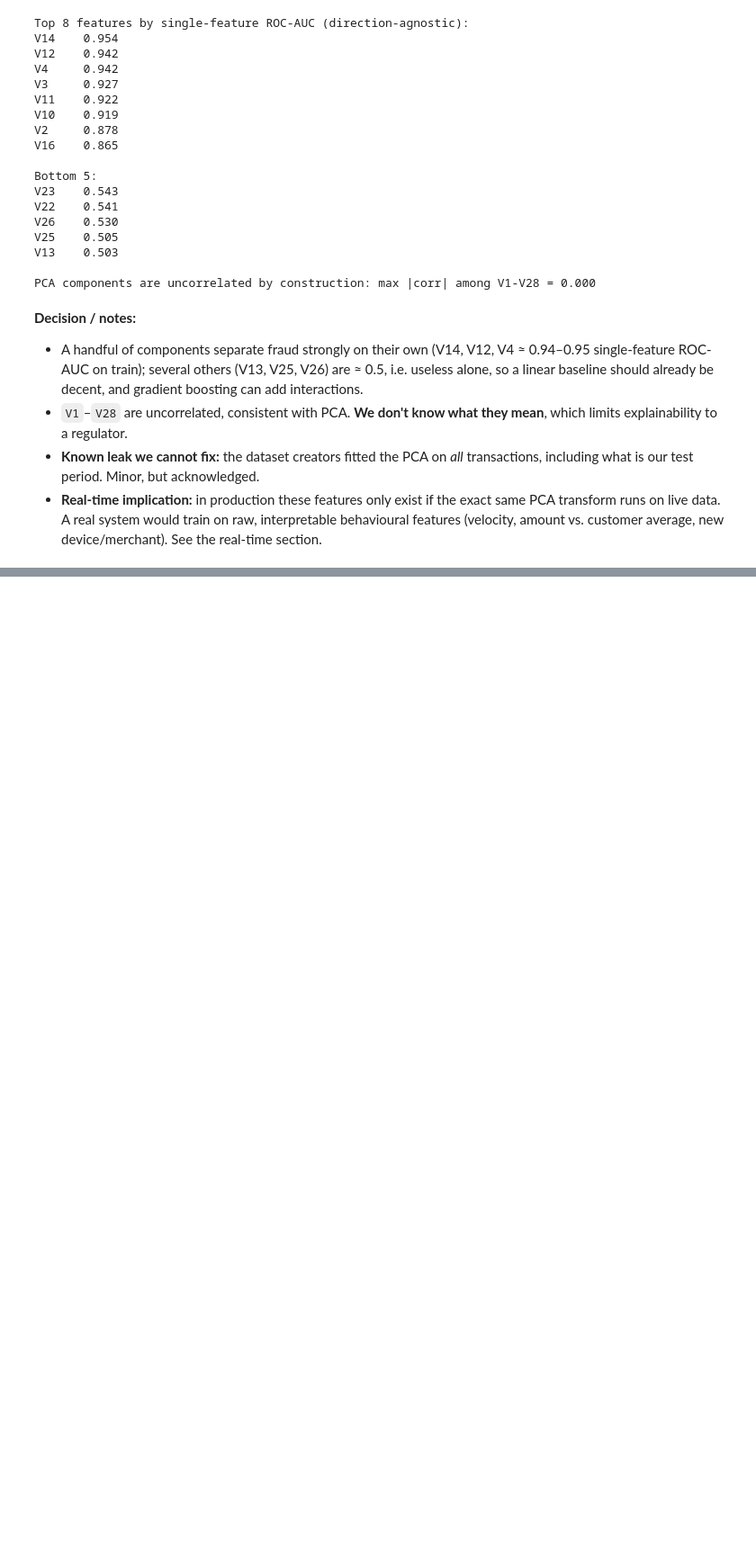
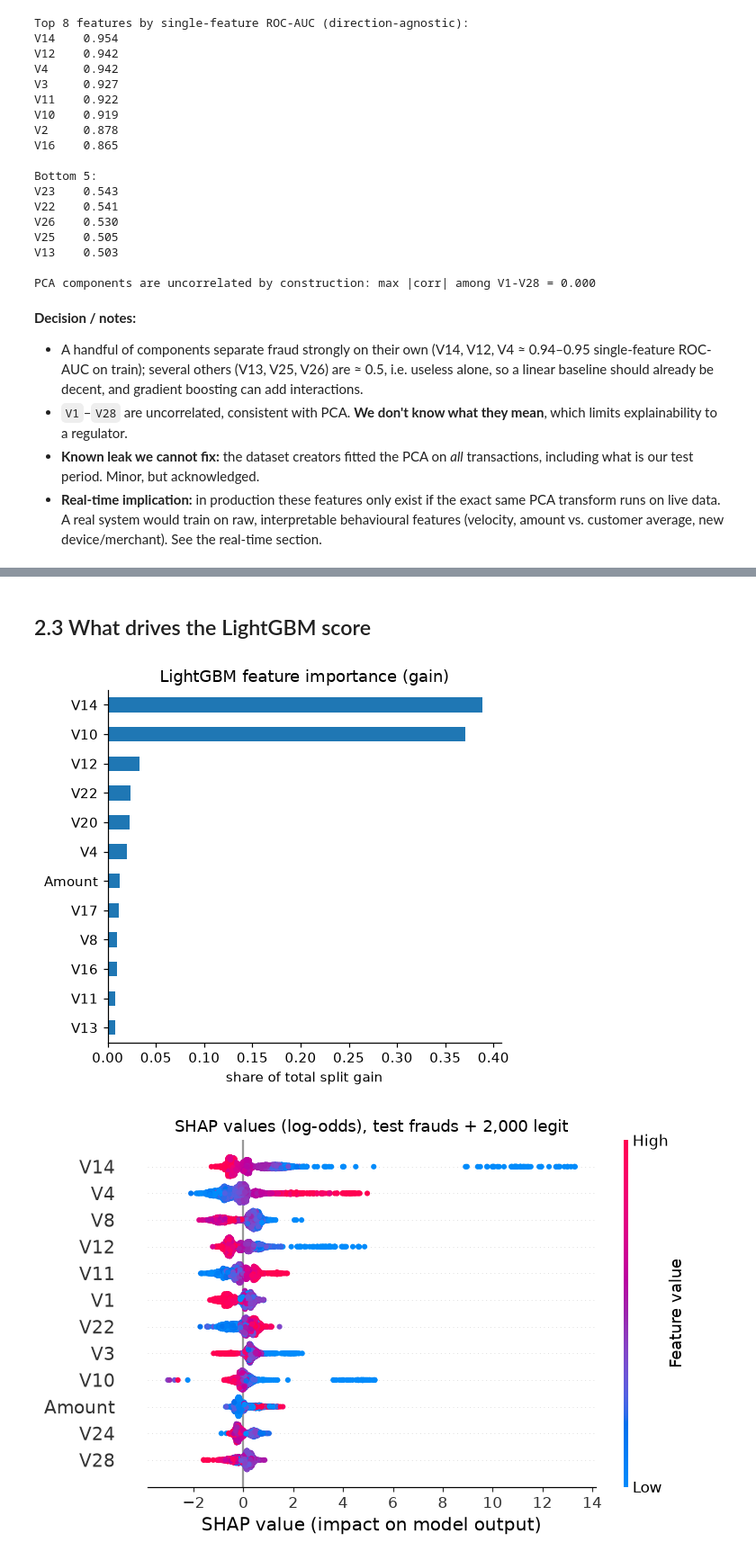
Before and after one commit to alifaisal676/payguard-assignment, a Jupyter notebook: part_a_fraud/notebooks/fraud_analysis.ipynb, the cells around one changed output, grey strips where cells are left out. Shown at 90% size. Cells and saved outputs as stored; diff of their text form; code cells hidden in the pictures; blank space fills up the shorter version.

```diff
--- a/part_a_fraud/notebooks/fraud_analysis.ipynb
+++ b/part_a_fraud/notebooks/fraud_analysis.ipynb
@@ -178,0 +279,23 @@ PCA components are uncorrelated by construction: max |corr| among V1-V28 = 0.000
+# %% [markdown]
+## 2.3 What drives the LightGBM score
+# %%
+import shap
+lgbm = res["models"]["lightgbm"]
+from part_a_fraud.src.data import MODEL_FEATURES
+X_te = res["test"][MODEL_FEATURES]
+imp = pd.Series(lgbm.booster_.feature_importance("gain"), index=MODEL_FEATURES).sort_values()
+imp = imp / imp.sum()
+
+fig, ax = plt.subplots(figsize=(5, 4.5))
+imp.tail(12).plot.barh(ax=ax, color="tab:blue"); ax.set(xlabel="share of total split gain", title="LightGBM feature importance (gain)")
+plt.tight_layout(); plt.show()
+
+# SHAP on all test frauds + a random sample of legit rows (direction and size of each feature's effect)
+sample = pd.concat([X_te[y_te == 1], X_te[y_te == 0].sample(2000, random_state=0)])
+sv = shap.TreeExplainer(lgbm).shap_values(sample)
+sv = sv[1] if isinstance(sv, list) else sv
+shap.summary_plot(sv, sample, max_display=12, show=False, plot_size=(7, 4.5))
+plt.title("SHAP values (log-odds), test frauds + 2,000 legit"); plt.tight_layout(); plt.show()
+# %% [output]
+[figure, added]
+[figure, added]
```
Also changed, not shown: parts of 12 cells of this notebook, 7 other files.
